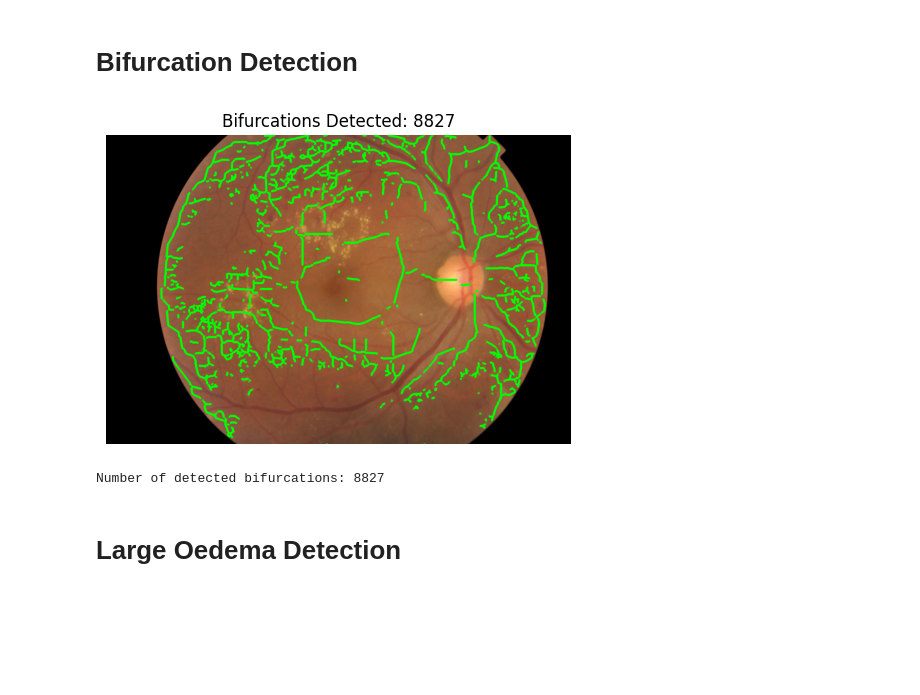
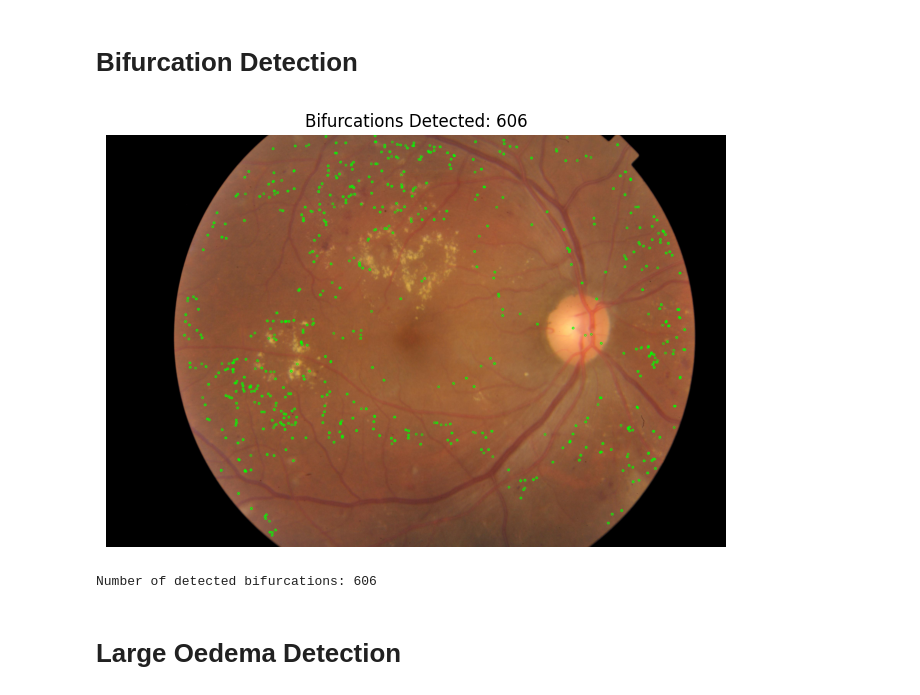
Before and after one commit to CaelynViljoen/ELEN4012A-Investigation-Project, a Jupyter notebook: Src/FeatureEngineering/FeatureExtraction.ipynb, the cells around one changed output. Saved outputs shown, nothing was run; the diff lists cells and outputs as text; code cells hidden in the pictures; blank space fills up the shorter version.

Commit message:
Latest Feature Extraction Functions

```diff
--- a/Src/FeatureEngineering/FeatureExtraction.ipynb
+++ b/Src/FeatureEngineering/FeatureExtraction.ipynb
@@ -94,7 +103,7 @@ def count_blood_vessels(vessels):
     num_labels, labels, stats, centroids = cv2.connectedComponentsWithStats(vessels, connectivity=8)
 
     # Filter out small components (noise)
-    filtered_labels = [centroid for i, centroid in enumerate(centroids) if stats[i][4] > 50]  # area threshold of 50
+    filtered_labels = [centroid for i, centroid in enumerate(centroids) if stats[i][4] > 80]  # area threshold of 50
 
     return len(filtered_labels), filtered_labels
 
@@ -188,63 +197,79 @@ Number of detected exudates: 30
 # %% [markdown]
 # Bifurcation Detection
 # %%
-# THIS MIGHT NOT BE FEASIBLE AS WE NEED TO THINK OF A DISTINGUISHABLE FEATURE THAT WE CAN EXPLICITLY LOOK FOR eg. colour
+import numpy as np
+import cv2
+import matplotlib.pyplot as plt
+from skimage.morphology import skeletonize
+from skimage.measure import label
+# Ensure necessary modules are imported
+from skimage.filters import threshold_otsu
 
-# Function to skeletonize the blood vessel map and find bifurcations
+# Function to detect bifurcations in the skeletonized vessel image
 def detect_bifurcations(vessel_image):
     # Skeletonize the vessel image (reduce vessels to 1-pixel width)
     skeleton = skeletonize(vessel_image // 255)
 
-    # Find branch points by counting pixels with more than two neighbors
+    # Initialize neighbors array
     neighbors = np.zeros(skeleton.shape, dtype=int)
+
+    # Count neighbors by rolling the skeletonized image
     for dx in [-1, 0, 1]:
         for dy in [-1, 0, 1]:
             if dx != 0 or dy != 0:
                 neighbors += np.roll(np.roll(skeleton, dx, axis=0), dy, axis=1)
 
-    # Identify bifurcation points (where number of neighbors is greater than 2)
-    bifurcations = (neighbors > 2).astype(np.uint8)
+    # Identify bifurcation points (where the number of neighbors is greater than 2)
+    bifurcations = ((neighbors > 2) & skeleton).astype(np.uint8)
 
     # Label bifurcations and count them
     bifurcation_labels = label(bifurcations)
     bifurcation_count = len(np.unique(bifurcation_labels)) - 1  # Subtract 1 for background
 
     return bifurcations, bifurcation_count
 
 # Function to mark detected bifurcations on the original image
 def mark_bifurcations_on_image(image, bifurcation_points):
+    if image is None:
+        raise ValueError("The input image is None. Please ensure the image is correctly loaded and processed.")
+
     marked_image = image.copy()
 
     # Find coordinates of bifurcation points
     bifurcation_coords = np.column_stack(np.nonzero(bifurcation_points))
 
     # Draw circles on the original image at bifurcation points
     for y, x in bifurcation_coords:
         cv2.circle(marked_image, (x, y), 5, (0, 255, 0), 2)  # Green circles for bifurcations
 
     return marked_image
 
-# Detect vessels (assuming `vessels` is the binary blood vessel map from earlier)
-vessels = (equalized_image > filters.threshold_otsu(equalized_image)).astype(np.uint8) * 255
+# Ensure the image is correctly loaded and processed
+if image_with_black_bg is None:
+    print("Error: The image was not loaded correctly. Please check the image path and loading function.")
+else:
+    # Preprocess the image to create a binary vessel map using Otsu's thresholding
+    threshold_value = threshold_otsu(equalized_image)
+    vessels = (equalized_image > threshold_value).astype(np.uint8) * 255
 
-# Detect bifurcations in the skeletonized vessel image
-bifurcations, bifurcation_count = detect_bifurcations(vessels)
+    # Detect bifurcations in the skeletonized vessel image
+    bifurcations, bifurcation_count = detect_bifurcations(vessels)
 
-# Mark bifurcations on the original image
-marked_image = mark_bifurcations_on_image(image_with_black_bg, bifurcations)
+    # Mark bifurcations on the original image
+    marked_image = mark_bifurcations_on_image(image_with_black_bg, bifurcations)
 
-# Display the marked image with bifurcations
-plt.figure(figsize=(6, 6))
-plt.imshow(cv2.cvtColor(marked_image, cv2.COLOR_BGR2RGB))
-plt.title(f"Bifurcations Detected: {bifurcation_count}")
-plt.axis('off')
-plt.show()
+    # Display the marked image with bifurcations
+    plt.figure(figsize=(8, 8))
+    plt.imshow(cv2.cvtColor(marked_image, cv2.COLOR_BGR2RGB))
+    plt.title(f"Bifurcations Detected: {bifurcation_count}")
+    plt.axis('off')
+    plt.show()
 
-# Print the count of detected bifurcations
-print(f"Number of detected bifurcations: {bifurcation_count}")
+    # Print the count of detected bifurcations
+    print(f"Number of detected bifurcations: {bifurcation_count}")
 # %% [output]
-[figure, old version]
+[figure, new version]
-Number of detected bifurcations: 8827
+Number of detected bifurcations: 606
 # %% [markdown]
 # Large Oedema Detection
 # %%
```
Also changed, not shown: parts of 8 cells of this notebook.
